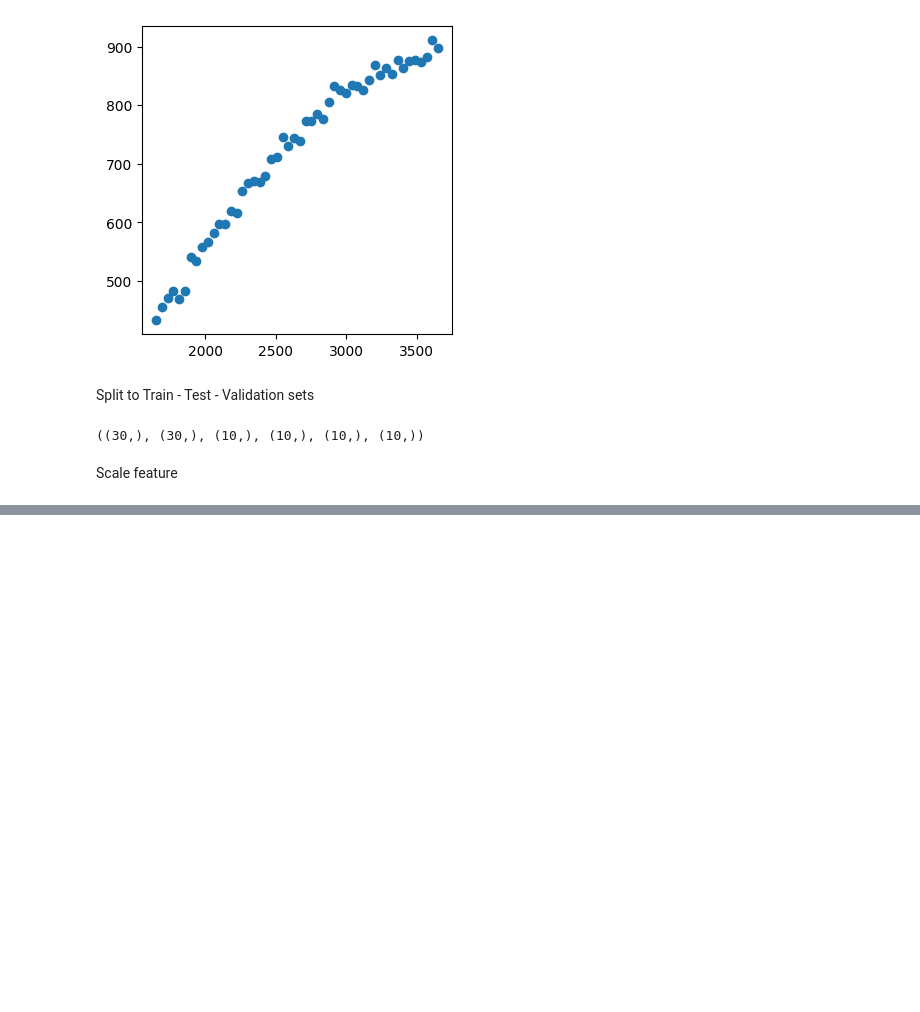
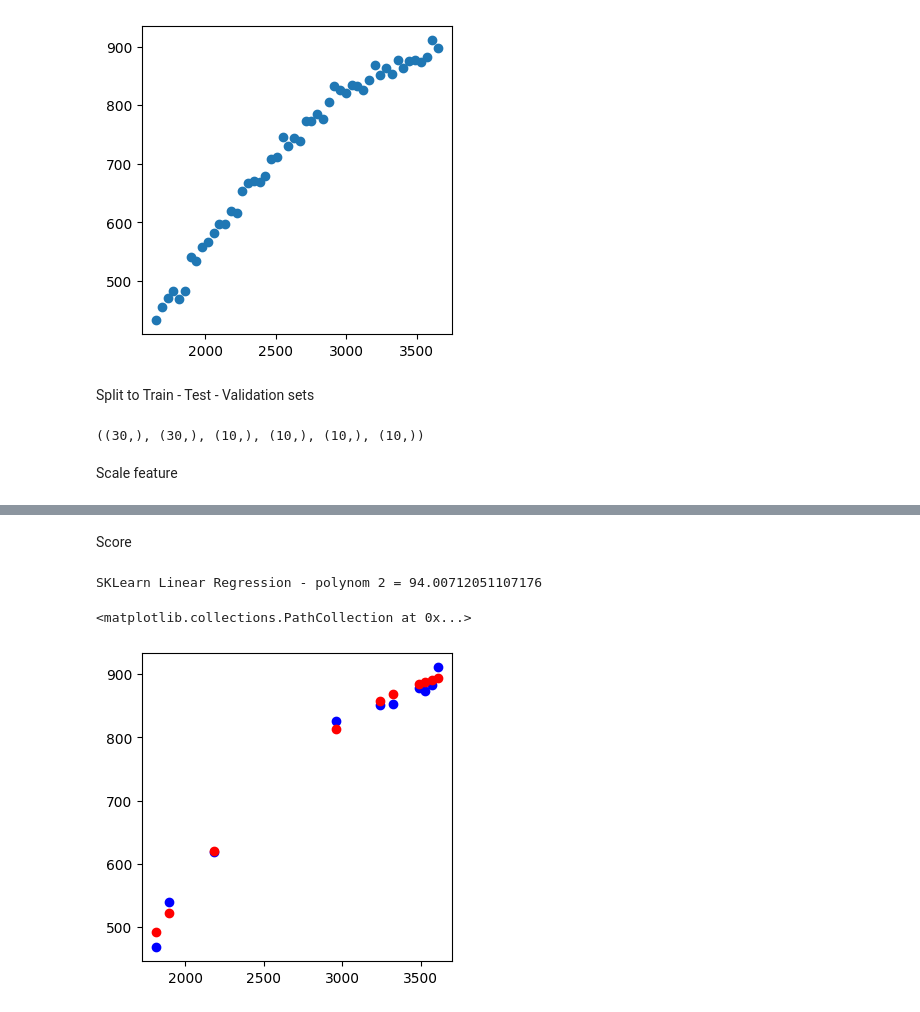
Before and after one commit to DmitryKharitonov/DeepLearning.AI-MachineLearningSpecialization, a Jupyter notebook: Advanced Learning Algorithms/Lab7_Train-Validation-Test_modelPick.ipynb, the cells around one changed output, grey strips where cells are left out. Cells and saved outputs as stored; diff of their text form; code cells hidden in the pictures; blank space fills up the shorter version.

```diff
--- a/Advanced Learning Algorithms/Lab7_Train-Validation-Test_modelPick.ipynb
+++ b/Advanced Learning Algorithms/Lab7_Train-Validation-Test_modelPick.ipynb
@@ -69,0 +135,25 @@ x_train_scaled.shape
+# %% [markdown]
+Score
+# %%
+best_polynom = 2
+
+polynom = PolynomialFeatures(best_polynom, include_bias=False)
+x_train_scaled_polynom = polynom.fit_transform(x_train_scaled, y_train)
+x_val_scaled_polynom = polynom.transform(x_val_scaled)
+x_test_scaled_polynom = polynom.transform(x_test_scaled)
+
+model = LinearRegression()
+model.fit(x_train_scaled_polynom, y_train)
+
+prediction = model.predict(x_test_scaled_polynom)
+
+cost = mean_squared_error(y_test, prediction) / 2
+print(f"SKLearn Linear Regression - polynom {best_polynom} = {cost}")
+
+fig, ax = plt.subplots(figsize=(4,4))
+ax.scatter(x_test, y_test, c='b')
+ax.scatter(x_test, prediction, c='r')
+# %% [output]
+SKLearn Linear Regression - polynom 2 = 94.00712051107176
+<matplotlib.collections.PathCollection at 0x...>
+[figure, added]
```
Also changed, not shown: parts of 24 cells of this notebook, 3 other files.
